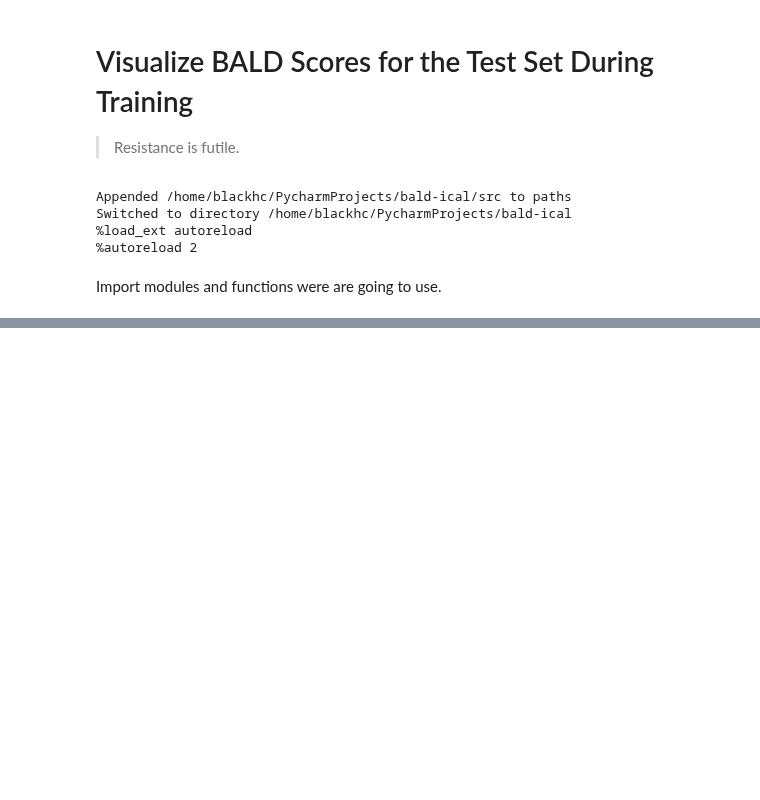
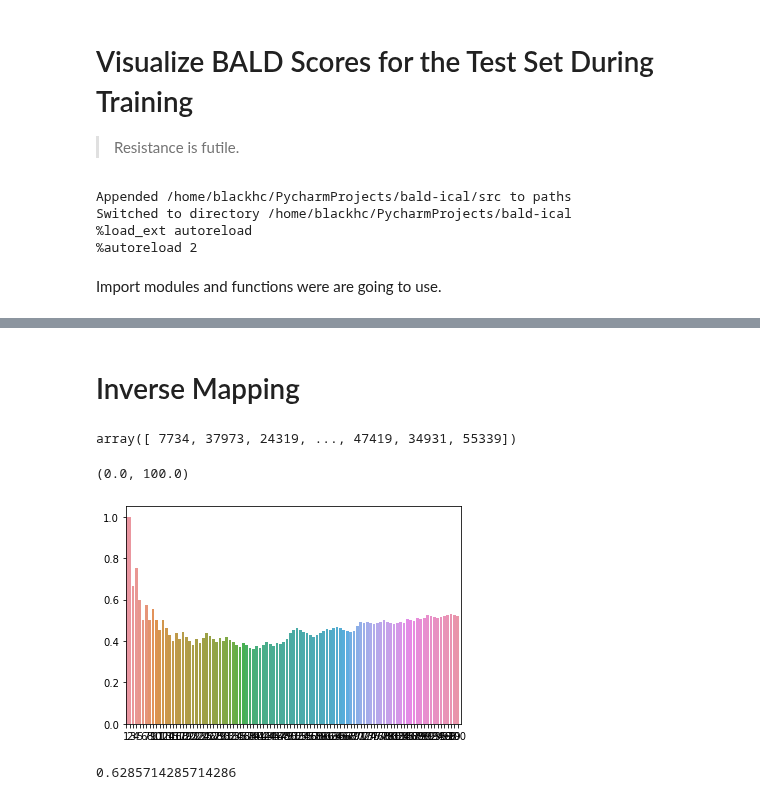
Before and after one commit to BlackHC/active_learning_redux, a Jupyter notebook: U_visualize_BALD_rank_correlations.ipynb, the cells around one changed output, grey strips where cells are left out. Drawn from its saved outputs; the diff is of its cells as text; code cells hidden in the pictures; blank space fills up the shorter version.

```diff
--- a/U_visualize_BALD_rank_correlations.ipynb
+++ b/U_visualize_BALD_rank_correlations.ipynb
@@ -197,0 +251,2 @@ sns.catplot(data=df, x="acquisition", y="rank_correlations", col="top_k_samples"
+# %% [markdown]
+# Inverse Mapping
@@ -197,0 +262,26 @@ sns.catplot(data=df, x="acquisition", y="rank_correlations", col="top_k_samples"
+# %%
+sorted_training_indices = np.argsort(-initial_bald_training_scores)
+# %%
+training_scores_rank = np.argsort(sorted_training_indices)
+training_scores_rank
+# %% [output]
+array([ 7734, 37973, 24319, ..., 47419, 34931, 55339])
+# %%
+pool_index_to_rank = {initial_pool_base_indices[i]: training_scores_rank[i] for i in range(len(initial_bald_training_scores))}
+# %%
+factor = 5
+
+batch_sizes=[]
+ratios = []
+for batch_size in range(1, len(acquired_pool_samples)+1):
+    acquired_pool_samples_rank = [pool_index_to_rank[pool_index] for pool_index in acquired_pool_samples[:batch_size]]
+    ratio = sum(np.array(acquired_pool_samples_rank) < batch_size * factor)/len(acquired_pool_samples_rank)
+
+    batch_sizes += [batch_size]
+    ratios += [ratio]
+# %%
+sns.barplot(x=batch_sizes, y=ratios)
+plt.xlim(0,100)
+# %% [output]
+(0.0, 100.0)
+[figure, added]
@@ -197,0 +290,4 @@ sns.catplot(data=df, x="acquisition", y="rank_correlations", col="top_k_samples"
+# %%
+sum(np.array(acquired_pool_samples_rank) < len(acquired_pool_samples_rank)*10)/len(acquired_pool_samples_rank)
+# %% [output]
+0.6285714285714286
```
Also changed, not shown: parts of 15 cells of this notebook, 4 other files.
